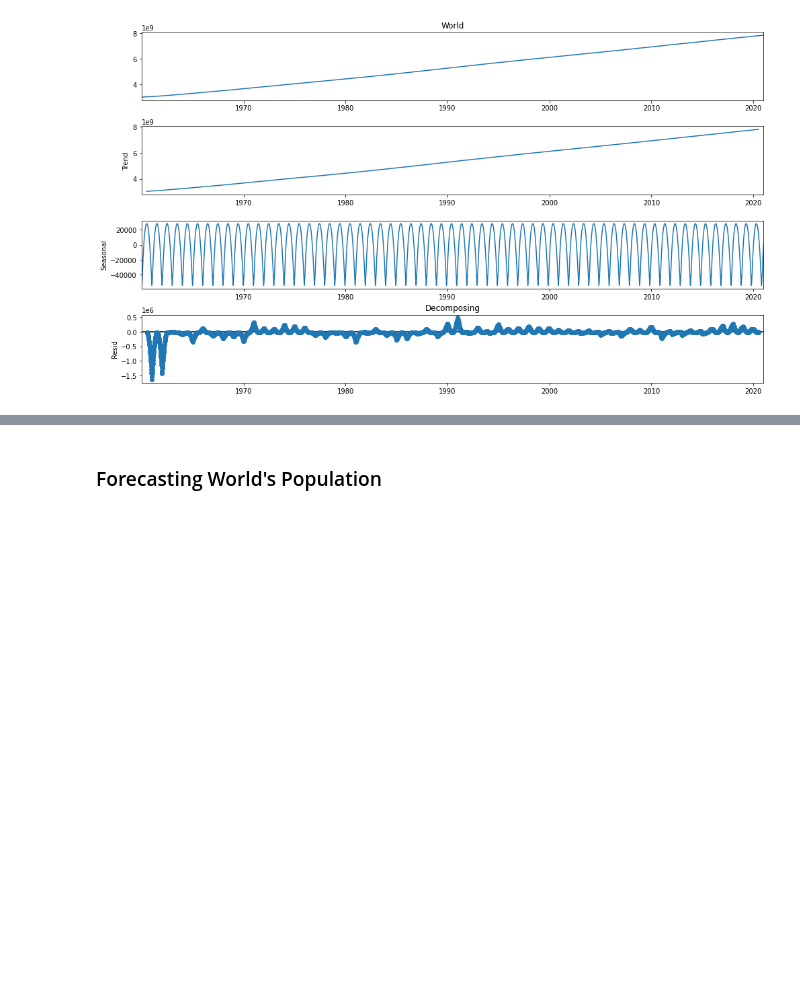
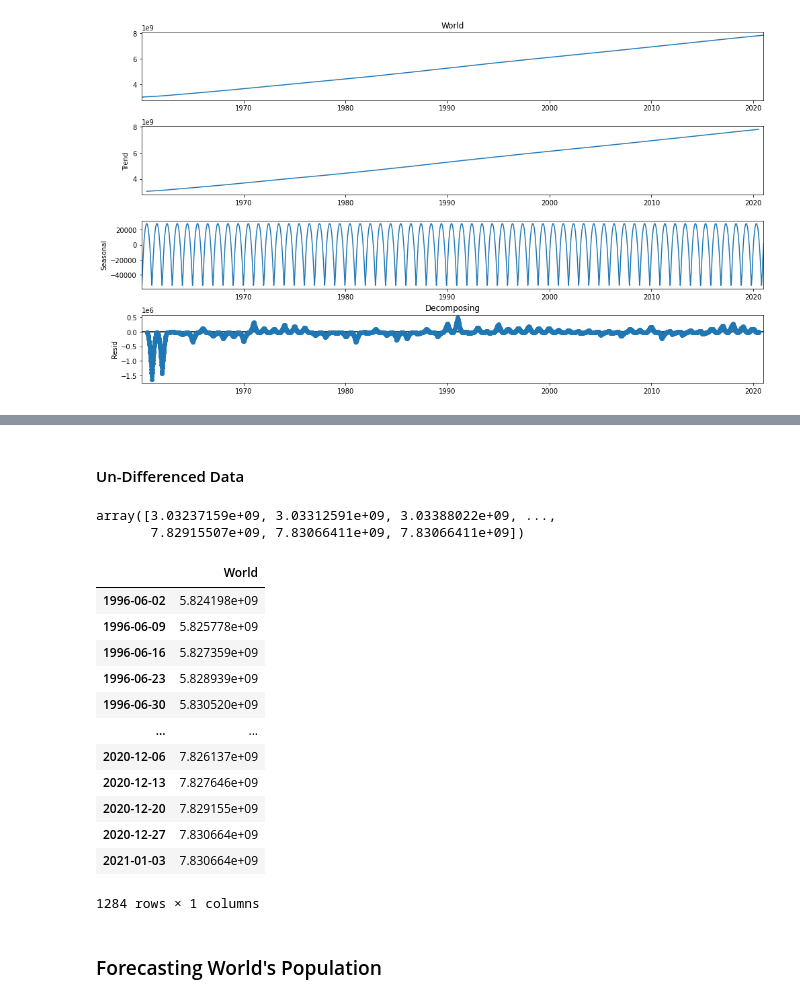
Before and after one commit to ProsperChuks/Population-Estimate-and-Projection, a Jupyter notebook: forecasts/world_pop_estimate.ipynb, the cells around one changed output, grey strips where cells are left out. Saved outputs shown, nothing was run; the diff lists cells and outputs as text; code cells hidden in the pictures; blank space fills up the shorter version.

```diff
--- a/forecasts/world_pop_estimate.ipynb
+++ b/forecasts/world_pop_estimate.ipynb
@@ -156,3 +176,41 @@ df_diff.plot()
+# %% [markdown]
+#### Un-Differenced Data
+# %%
+def inv_diff (df_orig_column, df_diff_column, periods):
+  value = np.array(df_orig_column[:periods].tolist()+df_diff_column[periods:].tolist())
+  inv_diff_vals = diff_inv(value, periods, 1)[periods:]
+  #---------------------------------------------------------------
+  value = np.array(df_orig_column[:periods].tolist()+inv_diff_vals[periods:].tolist())
+  inv_diff_vals = diff_inv(value, periods, 1)[periods:]
+  global idv
+  idv = pd.DataFrame(inv_diff_vals)
+  return inv_diff_vals
+
+inv_diff(world_pop.World, df_diff.World, 6000)
+# %% [output]
+array([3.03237159e+09, 3.03312591e+09, 3.03388022e+09, ...,
+       7.82915507e+09, 7.83066411e+09, 7.83066411e+09])
+# %%
+undiff_df = idv.rename(columns={0: 'World'})
+undiff_df.set_index(world_pop.index, inplace=True)
+
+untrain_df = undiff_df.iloc[:1900]
+untest_df = undiff_df.iloc[1900:]
+untest_df
+# %% [output]
+|  | World |
+| 1996-06-02 | 5.824198e+09 |
+| 1996-06-09 | 5.825778e+09 |
+| 1996-06-16 | 5.827359e+09 |
+| 1996-06-23 | 5.828939e+09 |
+| 1996-06-30 | 5.830520e+09 |
+| ... | ... |
+| 2020-12-06 | 7.826137e+09 |
+| 2020-12-13 | 7.827646e+09 |
+| 2020-12-20 | 7.829155e+09 |
+| 2020-12-27 | 7.830664e+09 |
+| 2021-01-03 | 7.830664e+09 |
+1284 rows × 1 columns
 # %% [markdown]
 ### Forecasting World's Population
 # %%
```
Also changed, not shown: parts of 22 cells of this notebook.
